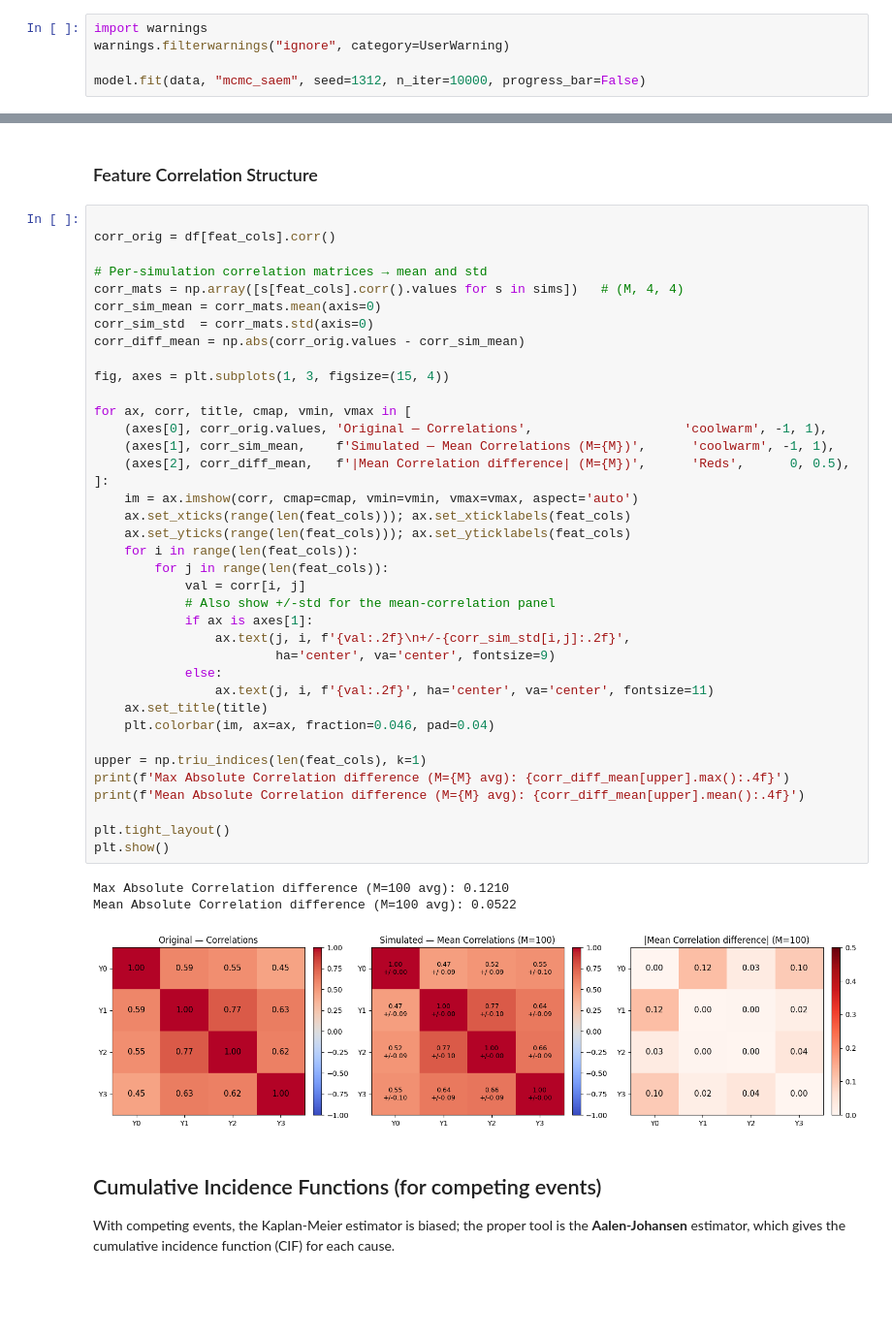
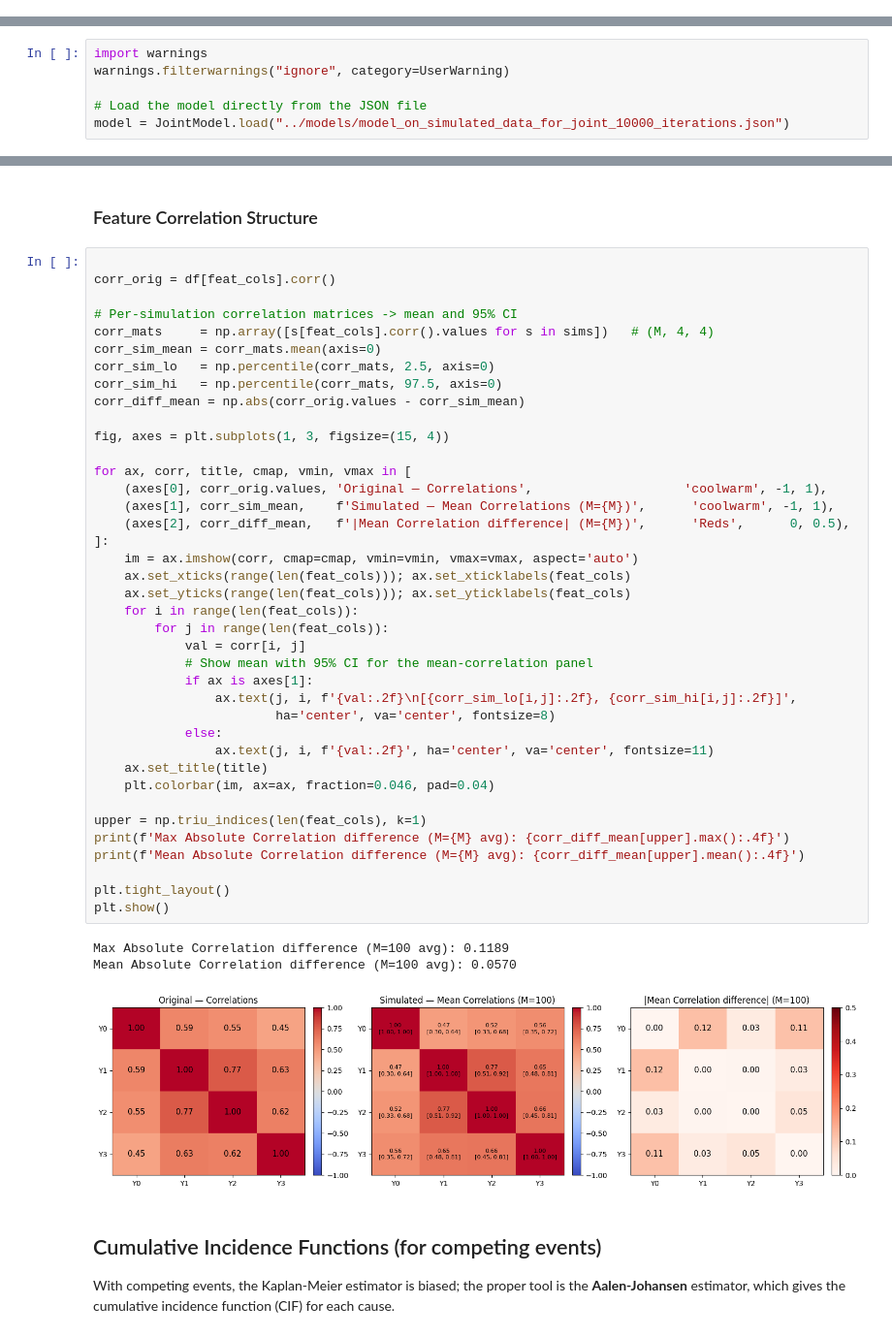
Before and after one commit to aramis-lab/leaspy, a Jupyter notebook: notebooks/2. Metrics.ipynb, the cells around one changed output, grey strips where cells are left out. Shown at 97% size. Drawn from its saved outputs; the diff is of its cells as text; blank space fills up the shorter version.

```diff
--- a/notebooks/2. Metrics.ipynb
+++ b/notebooks/2. Metrics.ipynb
@@ -30,8 +28,3 @@ model = JointModel(name="test_model", nb_events=1)
 | 3 | 116 | 79.939 | 85.5 | 1 | 0.58511 | 0.00 | 0.0 | 0.0 |
 | 4 | 116 | 80.491 | 85.5 | 1 | 0.57044 | 0.00 | 0.0 | 0.0 |
 Index(['ID', 'TIME', 'EVENT_TIME', 'EVENT_BOOL', 'Y0', 'Y1', 'Y2', 'Y3'], dtype='object')
-# %%
-import warnings
-warnings.filterwarnings("ignore", category=UserWarning)
-
-model.fit(data, "mcmc_saem", seed=1312, n_iter=10000, progress_bar=False)
@@ -42,3 +31,9 @@ Fit with `AlgorithmName.FIT_MCMC_SAEM` took: 3m 51s
+# %%
+import warnings
+warnings.filterwarnings("ignore", category=UserWarning)
+
+# Load the model directly from the JSON file
+model = JointModel.load("../models/model_on_simulated_data_for_joint_10000_iterations.json")
 # %% [markdown]
 ### Parameters given by Optuna study
 
@@ -397,44 +531,45 @@ display(visit_summary)
 
 corr_orig = df[feat_cols].corr()
 
-# Per-simulation correlation matrices → mean and std
-corr_mats = np.array([s[feat_cols].corr().values for s in sims])   # (M, 4, 4)
+# Per-simulation correlation matrices -> mean and 95% CI
+corr_mats     = np.array([s[feat_cols].corr().values for s in sims])   # (M, 4, 4)
 corr_sim_mean = corr_mats.mean(axis=0)
-corr_sim_std  = corr_mats.std(axis=0)
+corr_sim_lo   = np.percentile(corr_mats, 2.5, axis=0)
+corr_sim_hi   = np.percentile(corr_mats, 97.5, axis=0)
 corr_diff_mean = np.abs(corr_orig.values - corr_sim_mean)
 
 fig, axes = plt.subplots(1, 3, figsize=(15, 4))
 
 for ax, corr, title, cmap, vmin, vmax in [
     (axes[0], corr_orig.values, 'Original — Correlations',                    'coolwarm', -1, 1),
     (axes[1], corr_sim_mean,    f'Simulated — Mean Correlations (M={M})',      'coolwarm', -1, 1),
     (axes[2], corr_diff_mean,   f'|Mean Correlation difference| (M={M})',      'Reds',      0, 0.5),
 ]:
     im = ax.imshow(corr, cmap=cmap, vmin=vmin, vmax=vmax, aspect='auto')
     ax.set_xticks(range(len(feat_cols))); ax.set_xticklabels(feat_cols)
     ax.set_yticks(range(len(feat_cols))); ax.set_yticklabels(feat_cols)
     for i in range(len(feat_cols)):
         for j in range(len(feat_cols)):
             val = corr[i, j]
-            # Also show +/-std for the mean-correlation panel
+            # Show mean with 95% CI for the mean-correlation panel
             if ax is axes[1]:
-                ax.text(j, i, f'{val:.2f}\n+/-{corr_sim_std[i,j]:.2f}',
-                        ha='center', va='center', fontsize=9)
+                ax.text(j, i, f'{val:.2f}\n[{corr_sim_lo[i,j]:.2f}, {corr_sim_hi[i,j]:.2f}]',
+                        ha='center', va='center', fontsize=8)
             else:
                 ax.text(j, i, f'{val:.2f}', ha='center', va='center', fontsize=11)
     ax.set_title(title)
     plt.colorbar(im, ax=ax, fraction=0.046, pad=0.04)
 
 upper = np.triu_indices(len(feat_cols), k=1)
 print(f'Max Absolute Correlation difference (M={M} avg): {corr_diff_mean[upper].max():.4f}')
 print(f'Mean Absolute Correlation difference (M={M} avg): {corr_diff_mean[upper].mean():.4f}')
 
 plt.tight_layout()
 plt.show()
 # %% [output]
-Max Absolute Correlation difference (M=100 avg): 0.1210
-Mean Absolute Correlation difference (M=100 avg): 0.0522
+Max Absolute Correlation difference (M=100 avg): 0.1189
+Mean Absolute Correlation difference (M=100 avg): 0.0570
-[figure, old version]
+[figure, new version]
 # %% [markdown]
 ## Cumulative Incidence Functions (for competing events)
 
```
Also changed, not shown: parts of 8 cells of this notebook, 5 other files.
